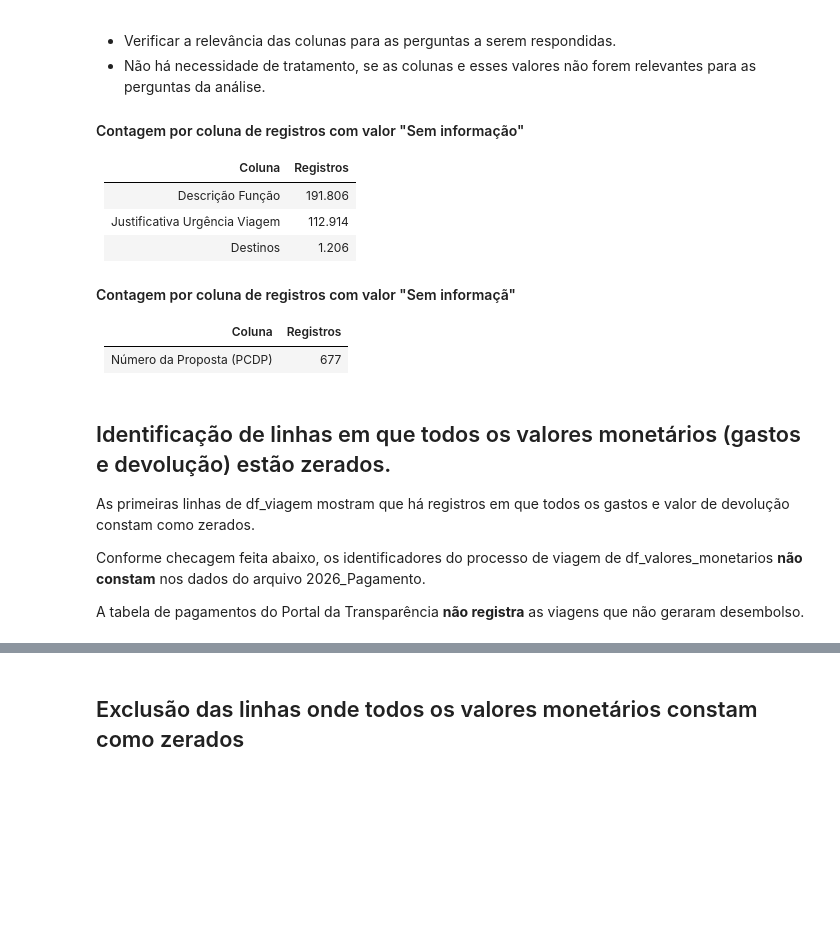
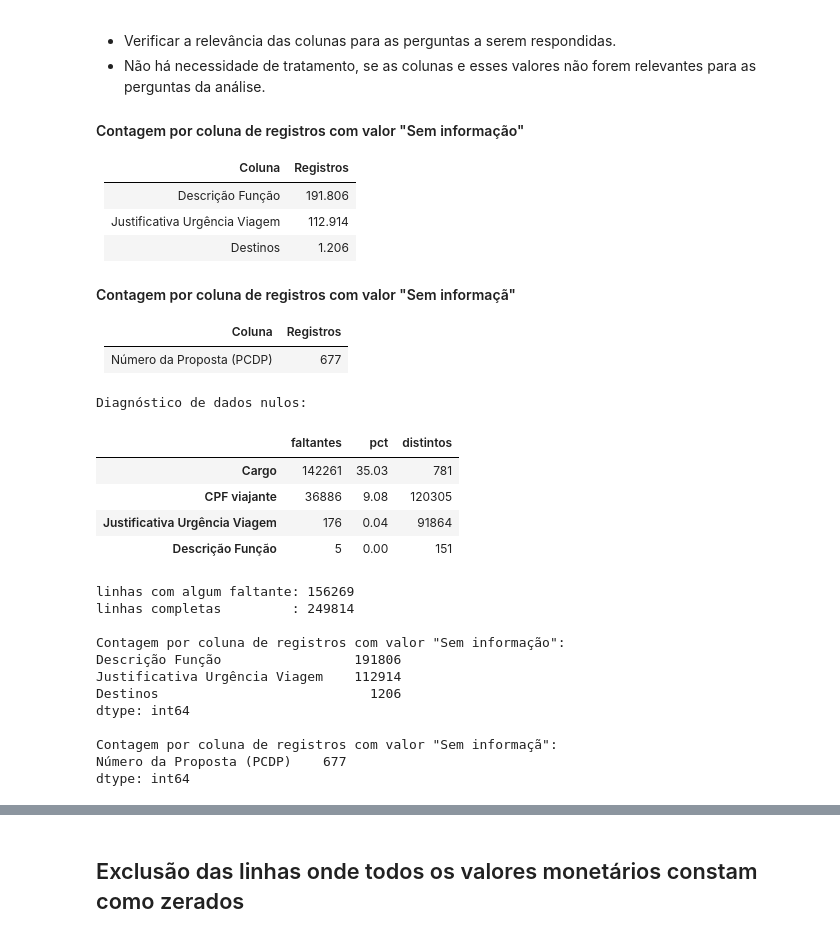
Before and after one commit to rafael-m-ferreira/caixaverso_projeto_final, a Jupyter notebook: notebooks/analise.ipynb, the cells around one changed output, grey strips where cells are left out. Saved outputs shown, nothing was run; the diff lists cells and outputs as text; code cells hidden in the pictures; blank space fills up the shorter version.

```diff
--- a/notebooks/analise.ipynb
+++ b/notebooks/analise.ipynb
@@ -59,26 +90,47 @@ As datas de inicio e fim das viagens estão no formato americano de ano-mes-dia
 |:---|---:|
 | Número da Proposta (PCDP) | 677 |
 # %%
-## Em algumas colunas do dataframe constam os valores "Sem informação" e "Sem informaçã".
-## Verificar a relevância das colunas para as perguntas a serem respondidas.
-## Não há necessidade de tratamento, se as colunas e esses valores não forem relevantes para as perguntas da análise.
+# Valores nulos:
+diag_nulos = pd.DataFrame({
+    'faltantes': df_viagem.isna().sum(),
+    'pct': (df_viagem.isna().mean() * 100).round(2),
+    'distintos': df_viagem.nunique(),
+})
+print("Diagnóstico de dados nulos:")
+display(diag_nulos[diag_nulos['faltantes'] > 0].sort_values('faltantes', ascending=False))
 
+print("linhas com algum faltante:", df_viagem.isna().any(axis=1).sum())
+print("linhas completas         :", df_viagem.notna().all(axis=1).sum())
+
+# Contagem do valor "Sem informação":
 contagem1 = (df_viagem == "Sem informação").sum()
 contagem1 = contagem1[contagem1 > 0].sort_values(ascending=False)
 
-print('Contagem por coluna de registros com valor "Sem informação":')
+print('\nContagem por coluna de registros com valor "Sem informação":')
 print(contagem1)
 
+# Contagem do valor "Sem informaçã":
 contagem2 = (df_viagem == "Sem informaçã").sum()
 contagem2 = contagem2[contagem2 > 0].sort_values(ascending=False)
 
 print('\nContagem por coluna de registros com valor "Sem informaçã":')
 print(contagem2)
+# %% [output]
+Diagnóstico de dados nulos:
+|  | faltantes | pct | distintos |
+| Cargo | 142261 | 35.03 | 781 |
+| CPF viajante | 36886 | 9.08 | 120305 |
+| Justificativa Urgência Viagem | 176 | 0.04 | 91864 |
+| Descrição Função | 5 | 0.00 | 151 |
+linhas com algum faltante: 156269
+linhas completas         : 249814
+
+Contagem por coluna de registros com valor "Sem informação":
+Descrição Função                 191806
+Justificativa Urgência Viagem    112914
+Destinos                           1206
+dtype: int64
+
+Contagem por coluna de registros com valor "Sem informaçã":
+Número da Proposta (PCDP)    677
+dtype: int64
-# %% [markdown]
-## Identificação de linhas em que todos os valores monetários (gastos e devolução) estão zerados.
-
-As primeiras linhas de df_viagem mostram que há registros em que todos os gastos e valor de devolução constam como zerados.
-
-Conforme checagem feita abaixo, os identificadores do processo de viagem de df_valores_monetarios **não constam** nos dados do arquivo 2026_Pagamento.
-
-A tabela de pagamentos do Portal da Transparência **não registra** as viagens que não geraram desembolso.
```
Also changed, not shown: parts of 17 cells of this notebook.
